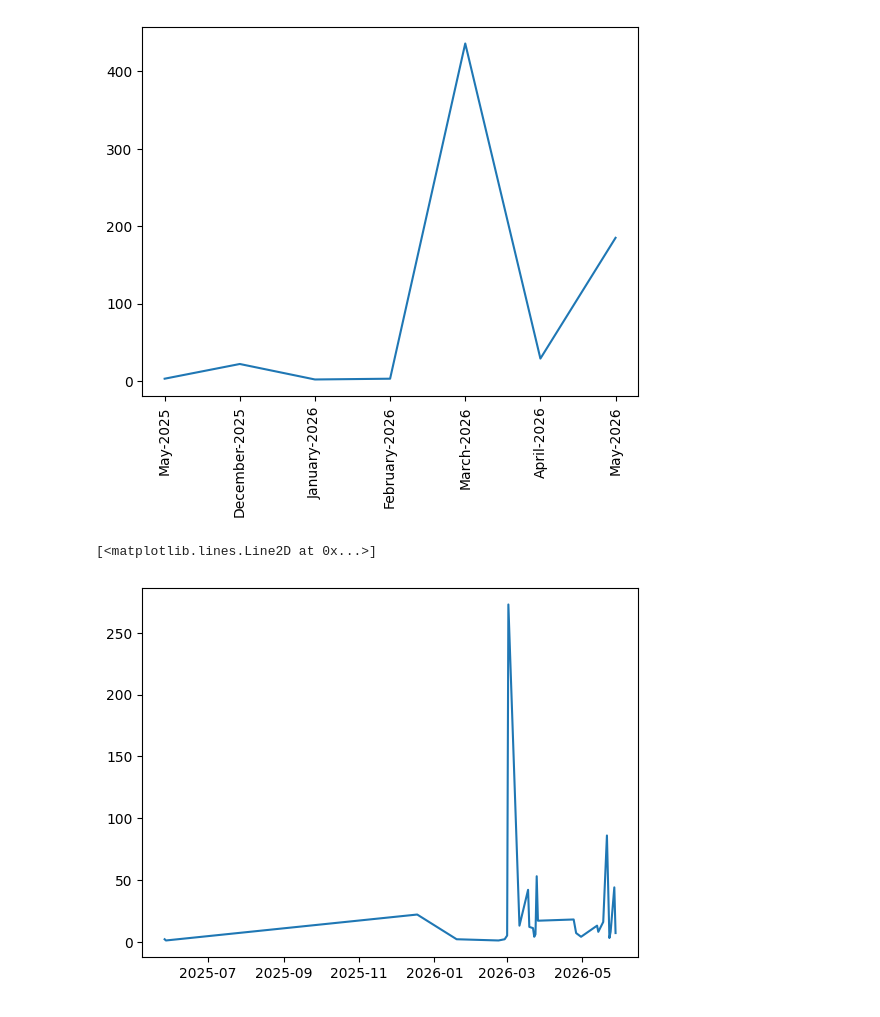
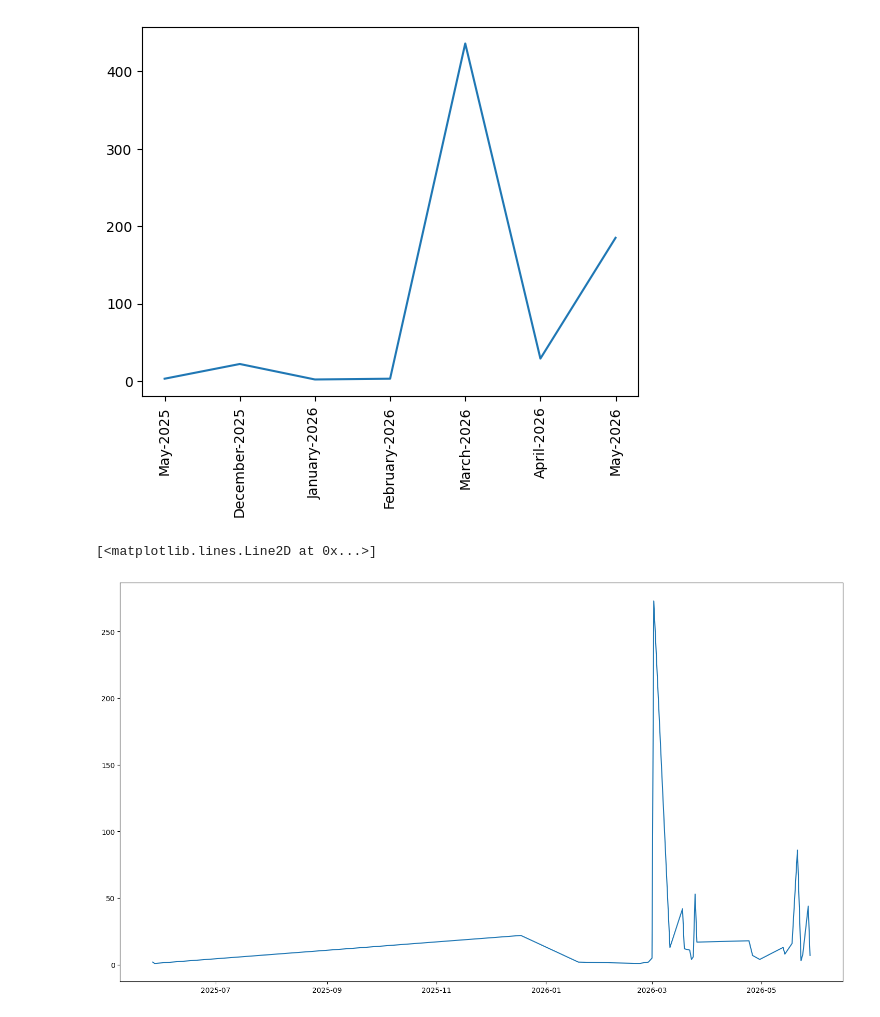
Before and after one commit to gyr0byte/Whatsapp_Chat_Analysis, a Jupyter notebook: whatsapp_chat_analysis.ipynb, the cells around one changed output. Drawn from its saved outputs; the diff is of its cells as text; code cells hidden in the pictures.

Commit message:
increase the fig size in daily timeline graph

```diff
--- a/whatsapp_chat_analysis.ipynb
+++ b/whatsapp_chat_analysis.ipynb
@@ -259,7 +259,8 @@ df['only_date'] = df['date'].dt.date
 # %%
 daily_timeline = df.groupby('only_date').count()['message'].reset_index()
 # %%
+plt.figure(figsize=(18,10))
 plt.plot(daily_timeline['only_date'], daily_timeline['message'])
 # %% [output]
 [<matplotlib.lines.Line2D at 0x...>]
-[figure, old version]
+[figure, new version]
```
